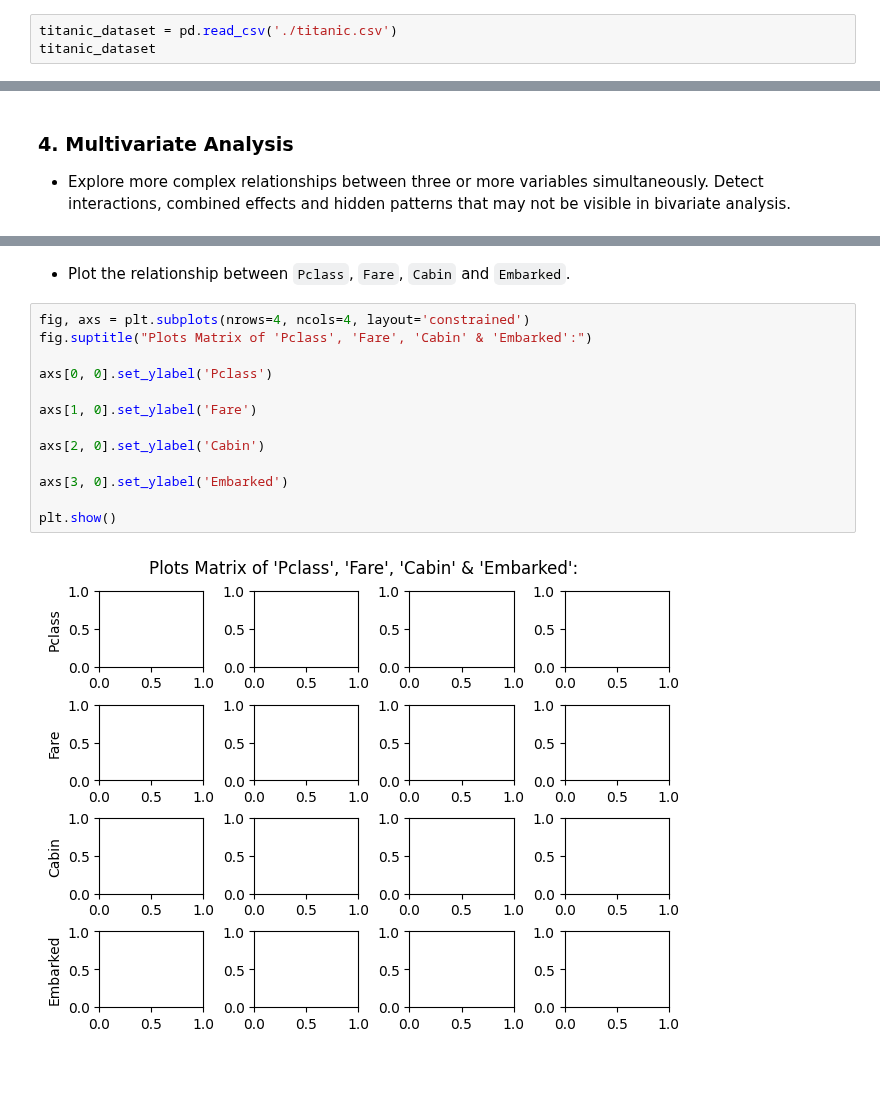
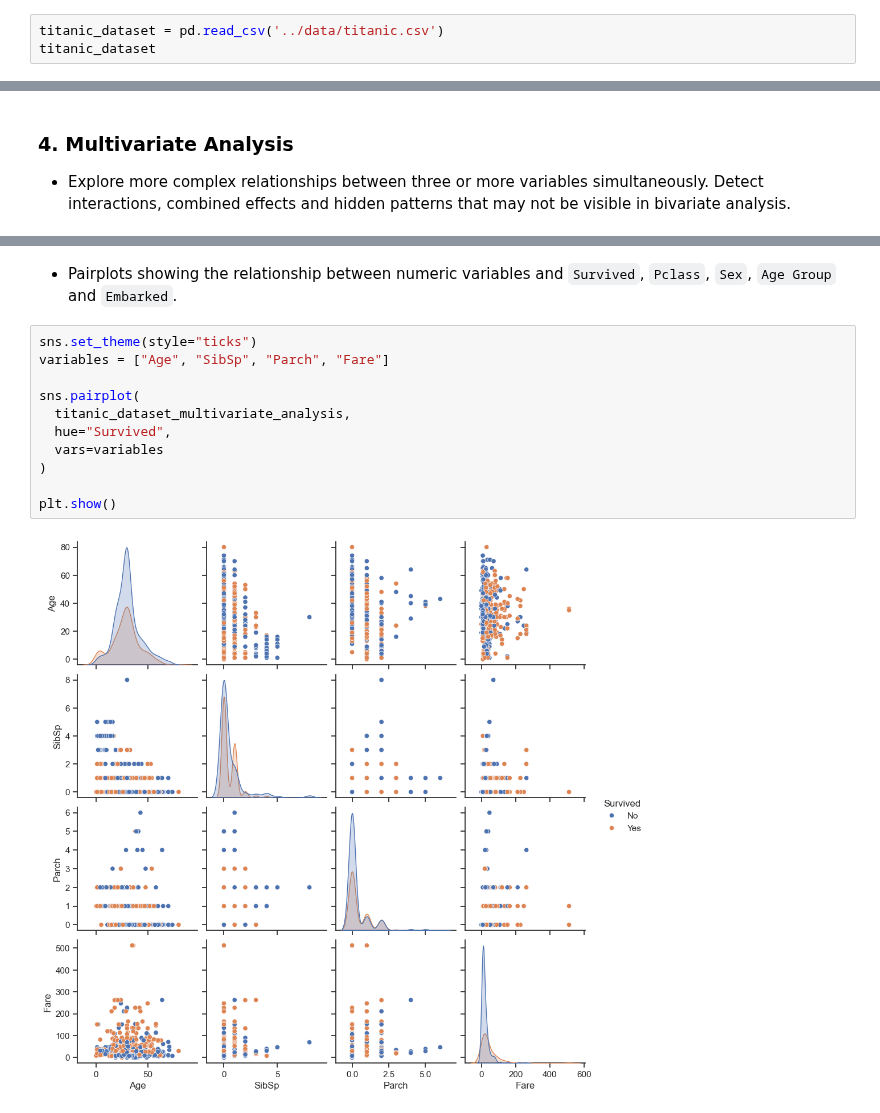
Before and after one commit to grace-sampao/Cyber-Shujaa---Exploratory-Data-Analysis, a Jupyter notebook: notebooks/exploratory_data_analysis.ipynb, the cells around one changed output, grey strips where cells are left out. Drawn from its saved outputs; the diff is of its cells as text; blank space fills up the shorter version.

Commit message:
Generated pair plots for multivariate analysis.

```diff
--- a/notebooks/exploratory_data_analysis.ipynb
+++ b/notebooks/exploratory_data_analysis.ipynb
@@ -9,7 +6,7 @@ print("✅ Libraries imported successfully!")
 # %% [markdown]
 Read the data into a dataframe:
 # %%
-titanic_dataset = pd.read_csv('./titanic.csv')
+titanic_dataset = pd.read_csv('../data/titanic.csv')
 titanic_dataset
 # %% [output]
 |  | PassengerId | Survived | Pclass | Name | Sex | Age | SibSp | Parch | Ticket | Fare | ... |
@@ -1000,20 +997,18 @@ titanic_dataset_multivariate_analysis.head()
 | 2 | 3 | Yes | Third | Heikkinen, Miss Laina | Female | 26 | Young Adult (20-34) | 0 | 0 | STON/O2. 3101282 | ... |
 | 3 | 4 | Yes | First | Futrelle, Mrs. Jacques Heath (Lil... | Female | 35 | Middle-Aged (35-54) | 1 | 0 | 113803 | ... |
 | 4 | 5 | No | Third | Allen, Mr. William Henry | Male | 35 | Middle-Aged (35-54) | 0 | 0 | 373450 | ... |
-# %% [markdown]
-- Plot the relationship between `Pclass`, `Fare`, `Cabin` and `Embarked`.
-# %%
-fig, axs = plt.subplots(nrows=4, ncols=4, layout='constrained')
-fig.suptitle("Plots Matrix of 'Pclass', 'Fare', 'Cabin' & 'Embarked':")
-
-axs[0, 0].set_ylabel('Pclass')
-
-axs[1, 0].set_ylabel('Fare')
-
-axs[2, 0].set_ylabel('Cabin')
-
-axs[3, 0].set_ylabel('Embarked')
-
-plt.show()
-# %% [output]
-[figure, removed]
+# %% [markdown]
+- Pairplots showing the relationship between numeric variables and `Survived`, `Pclass`, `Sex`, `Age Group` and `Embarked`.
+# %%
+sns.set_theme(style="ticks")
+variables = ["Age", "SibSp", "Parch", "Fare"]
+
+sns.pairplot(
+  titanic_dataset_multivariate_analysis,
+  hue="Survived",
+  vars=variables
+)
+
+plt.show()
+# %% [output]
+[figure, added]
```
Also changed, not shown: parts of 5 cells of this notebook.
